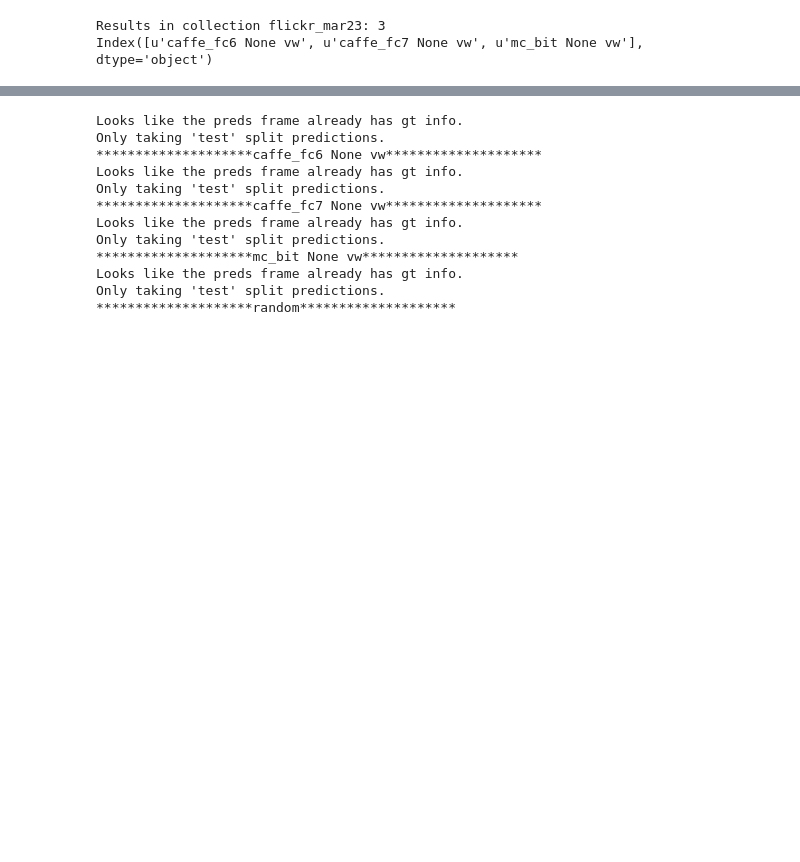
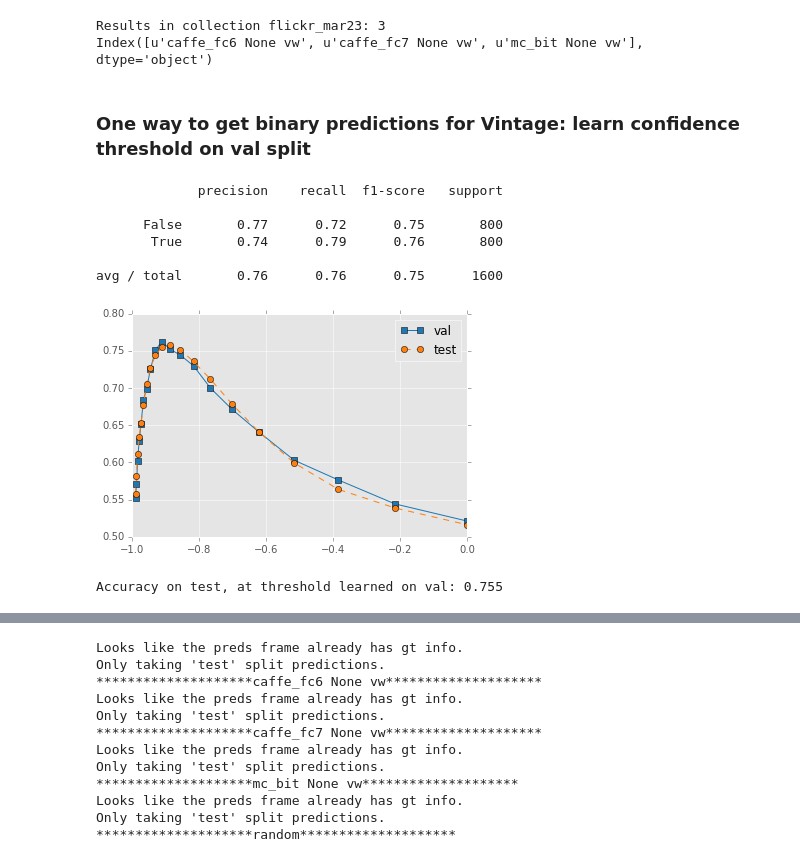
Before and after one commit to sergeyk/vislab, a Jupyter notebook: image_style_experiments/flickr results.ipynb, the cells around one changed output, grey strips where cells are left out. Saved outputs shown, nothing was run; the diff lists cells and outputs as text; code cells hidden in the pictures; blank space fills up the shorter version.

```diff
--- a/image_style_experiments/flickr results.ipynb
+++ b/image_style_experiments/flickr results.ipynb
@@ -33,3 +33,55 @@ print preds_panel.minor_axis
 # %% [output]
 Results in collection flickr_mar23: 3
 Index([u'caffe_fc6 None vw', u'caffe_fc7 None vw', u'mc_bit None vw'], dtype='object')
+# %% [markdown]
+### One way to get binary predictions for Vintage: learn confidence threshold on val split
+# %%
+def pred_acc_at_threshold(df_, gt_col, pred_prefix, threshold, verbose=False):
+    preds = (df_[pred_prefix + gt_col] > threshold).values
+    pos_ind = np.where(df_[gt_col])[0]
+    neg_ind = np.where(df_[gt_col] == False)[0]
+    np.random.seed(0)
+    ind = np.hstack((
+        pos_ind,
+        np.random.choice(neg_ind, size=pos_ind.shape[0], replace=False)
+    ))
+    gt = df_[gt_col].values[ind].astype(bool)
+    preds = preds[ind]
+    if verbose:
+        print sklearn.metrics.classification_report(gt, preds)
+    return sklearn.metrics.accuracy_score(gt, preds)
+
+pred_df = preds_panel.minor_xs('caffe_fc6 None vw')
+thresholds = np.logspace(-2, 0, 20) - 1
+val_accs = [
+    pred_acc_at_threshold(
+        pred_df[pred_df['split'] == 'val'],
+        'style_Vintage', 'pred_', threshold, verbose=False)
+    for threshold in thresholds]
+test_accs = [
+    pred_acc_at_threshold(
+        pred_df[pred_df['split'] == 'test'],
+        'style_Vintage', 'pred_', threshold, verbose=False)
+    for threshold in thresholds]
+fig = plt.figure()
+ax = fig.add_subplot(111)
+ax.plot(thresholds, val_accs, 's-', label='val')
+ax.plot(thresholds, test_accs, 'o--', label='test')
+plt.legend()
+
+best_threshold = thresholds[np.argmax(val_accs)]
+acc = pred_acc_at_threshold(
+    pred_df[pred_df['split'] == 'test'],
+    'style_Vintage', 'pred_', best_threshold, verbose=True)
+# %% [output]
+             precision    recall  f1-score   support
+
+      False       0.77      0.72      0.75       800
+       True       0.74      0.79      0.76       800
+
+avg / total       0.76      0.76      0.75      1600
+[figure, added]
+# %%
+print("Accuracy on test, at threshold learned on val: {:.3f}".format(acc))
+# %% [output]
+Accuracy on test, at threshold learned on val: 0.755
```
Also changed, not shown: parts of 3 cells of this notebook, 4 other files.
